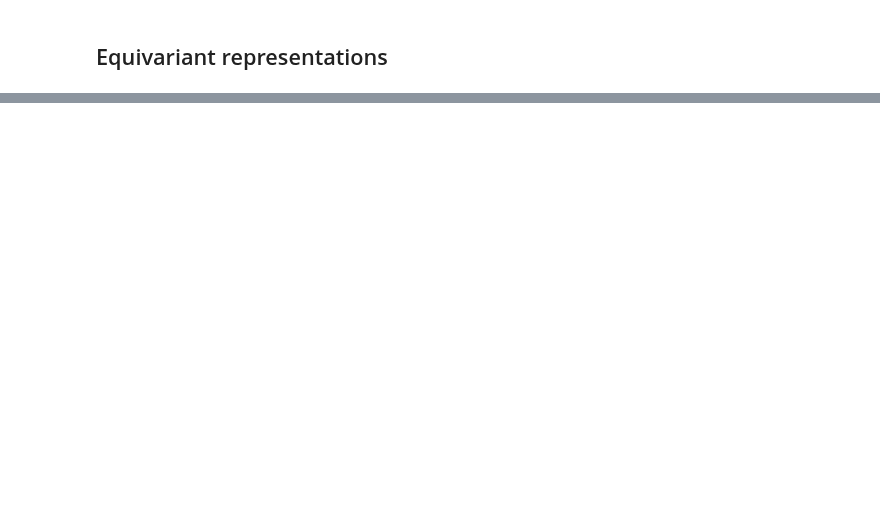
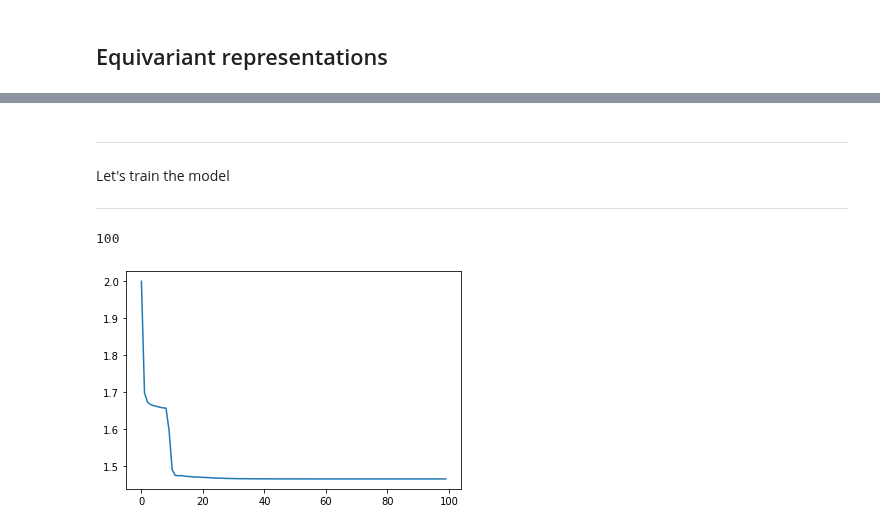
Before and after one commit to shinshoji01/gonken-lesson, a Jupyter notebook: 2020/10_Convolutional_Neural_Networks.ipynb, the cells around one changed output, grey strips where cells are left out. Saved outputs shown, nothing was run; the diff lists cells and outputs as text; code cells hidden in the pictures; blank space fills up the shorter version.

```diff
--- a/2020/10_Convolutional_Neural_Networks.ipynb
+++ b/2020/10_Convolutional_Neural_Networks.ipynb
@@ -218,0 +282,26 @@ img = trainset[0][0].view(1, 1, 28, 28)
+# %%
+def do_train(net, optimizer, scheduler, criterion, trainloader, visualize=True, save=False, save_path=""):
+    net.train() # make the model aware of which mode it needs to be
+    losses_epoch = [] # losses respect to epoch
+    for epoch in range(epoch_num):
+        losses = []
+        for itr, data in enumerate(trainloader): # get data from trainloader
+            x = data[0].to(device)
+            label = data[1].to(device)
+
+            net.zero_grad() # initialize the gradient information in the model
+            y = F.softmax(net(x)) # prediction
+            loss = criterion(y, label) # get the loss regarding the prediction
+            loss.backward() # backpropadate through the model
+            optimizer.step() # update the model
+
+            losses.append(cuda_to_numpy(loss))
+        losses_epoch.append(np.mean(np.array(losses)))
+        clear_output(wait=True)
+        print(epoch+1)
+        if visualize:
+            plt.plot(losses_epoch)
+            plt.show()
+        scheduler.step()
+    if save:
+        torch.save(net.state_dict(), save_path)
@@ -218,0 +317,4 @@ img = trainset[0][0].view(1, 1, 28, 28)
+# %%
+epoch_num = 100
+device = "cuda" if torch.cuda.is_available() else "cpu"
+# device = "cpu"
@@ -218,0 +328,17 @@ img = trainset[0][0].view(1, 1, 28, 28)
+# %%
+cnn = CNN() # call the CNN model
+cnn = cnn.to(device) # use GPU or cpu
+cnn.apply(weights_init) # initialize the weight
+cnn_optim = optim.SGD(cnn.parameters(), lr=0.1, momentum=0.9) # call the optimizer. For now, let's use SGD.
+cnn_sche = optim.lr_scheduler.ExponentialLR(cnn_optim, gamma=0.95)
+criterion = nn.CrossEntropyLoss() # Loss function
+# %% [markdown]
+---
+Let's train the model
+
+---
+# %%
+do_train(cnn, cnn_optim, cnn_sche, criterion, trainloader, True, False, f"./implements_10/parameters/cnn_parameters.pth")
+# %% [output]
+100
+[figure, added]
```
Also changed, not shown: parts of 69 cells of this notebook.
